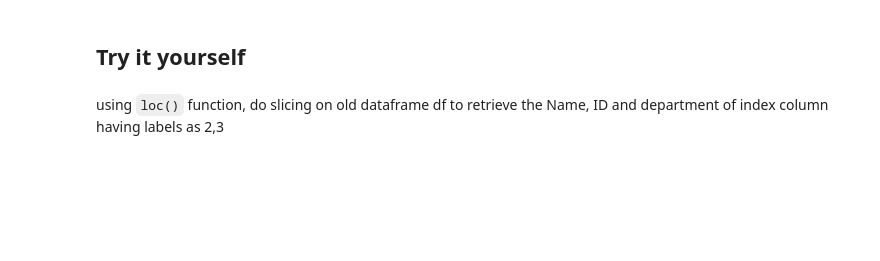
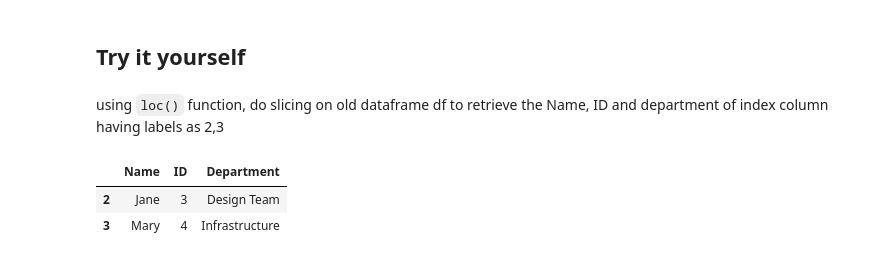
Before and after one commit to ahmadktk1/universitycode, a Jupyter notebook: MLlab/lab_activit2/1_Pandas_Dataframe.ipynb, the cells around one changed output. Saved outputs shown, nothing was run; the diff lists cells and outputs as text; code cells hidden in the pictures; blank space fills up the shorter version.

```diff
--- a/MLlab/lab_activit2/1_Pandas_Dataframe.ipynb
+++ b/MLlab/lab_activit2/1_Pandas_Dataframe.ipynb
@@ -264,0 +299,7 @@ using <code>loc()</code> function, do slicing on old dataframe df to retrieve th
+# %%
+# Using loc() to retrieve Name, ID, and Department for index labels 2 and 3
+df.loc[2:3, ['Name', 'ID', 'Department']]
+# %% [output]
+|  | Name | ID | Department |
+| 2 | Jane | 3 | Design Team |
+| 3 | Mary | 4 | Infrastructure |
```
Also changed, not shown: parts of 11 cells of this notebook, 1 other file.
